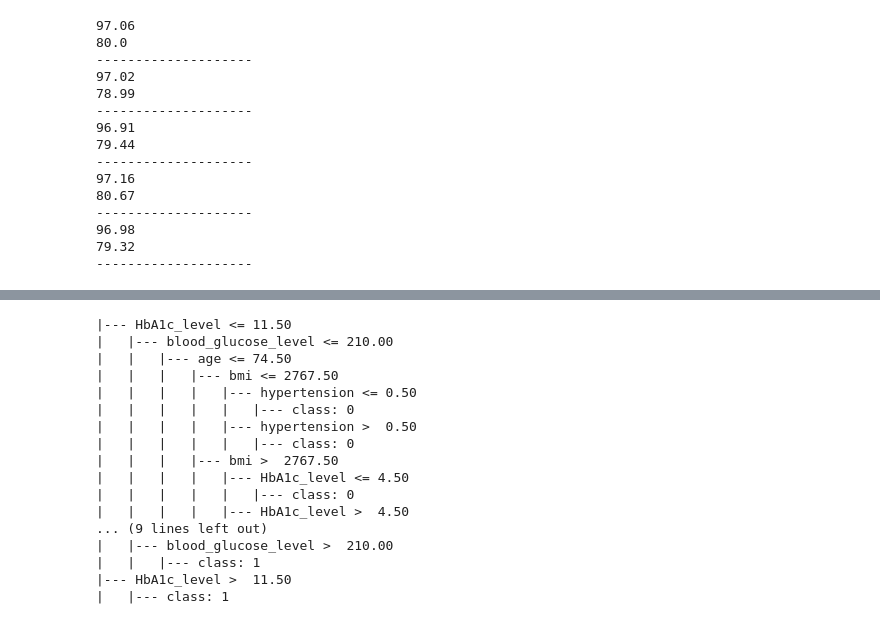
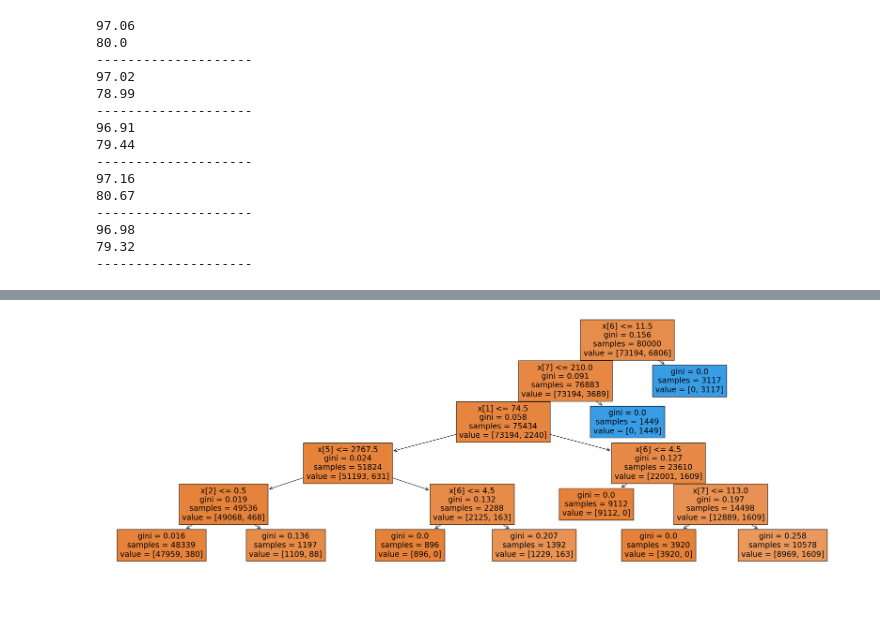
Before and after one commit to Timok951/Metrics, a Jupyter notebook: Practise.ipynb, the cells around one changed output, grey strips where cells are left out. Drawn from its saved outputs; the diff is of its cells as text; code cells hidden in the pictures; blank space fills up the shorter version.

```diff
--- a/Practise.ipynb
+++ b/Practise.ipynb
@@ -246,21 +227,6 @@ print(treenp)
-# %%
-treep = export_text(dtchp, feature_names=list(X.columns))
-print(treep)
-# %% [output]
-|--- HbA1c_level <= 11.50
-|   |--- blood_glucose_level <= 210.00
-|   |   |--- age <= 74.50
-|   |   |   |--- bmi <= 2767.50
-|   |   |   |   |--- hypertension <= 0.50
-|   |   |   |   |   |--- class: 0
-|   |   |   |   |--- hypertension >  0.50
-|   |   |   |   |   |--- class: 0
-|   |   |   |--- bmi >  2767.50
-|   |   |   |   |--- HbA1c_level <= 4.50
-|   |   |   |   |   |--- class: 0
-|   |   |   |   |--- HbA1c_level >  4.50
-... (9 lines left out)
-|   |--- blood_glucose_level >  210.00
-|   |   |--- class: 1
-|--- HbA1c_level >  11.50
-|   |--- class: 1
+# %%
+plt.figure(figsize=(30,10))
+tree.plot_tree(dtc,filled=True)
+print()
+# %% [output]
+[figure, added]
```
Also changed, not shown: parts of 7 cells of this notebook.
